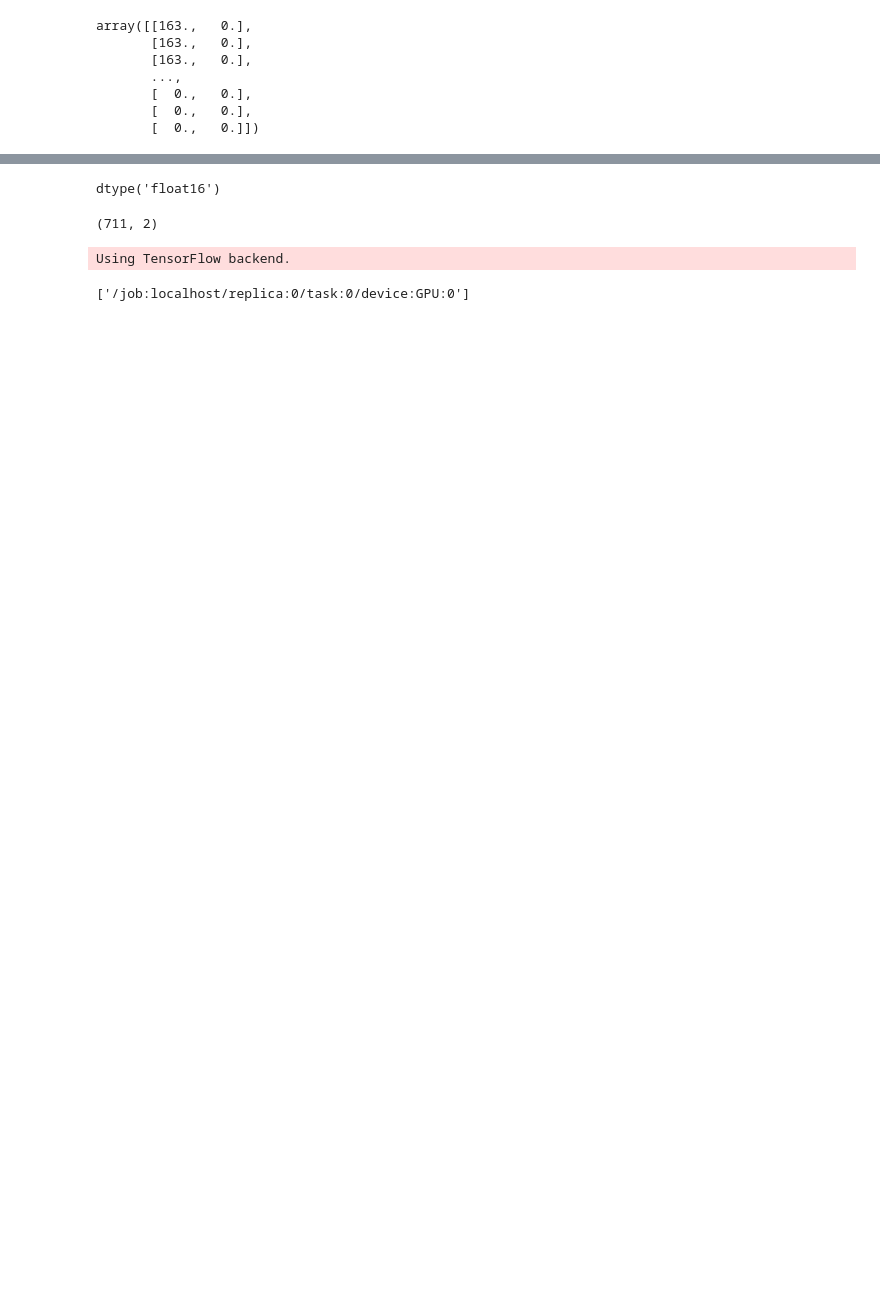
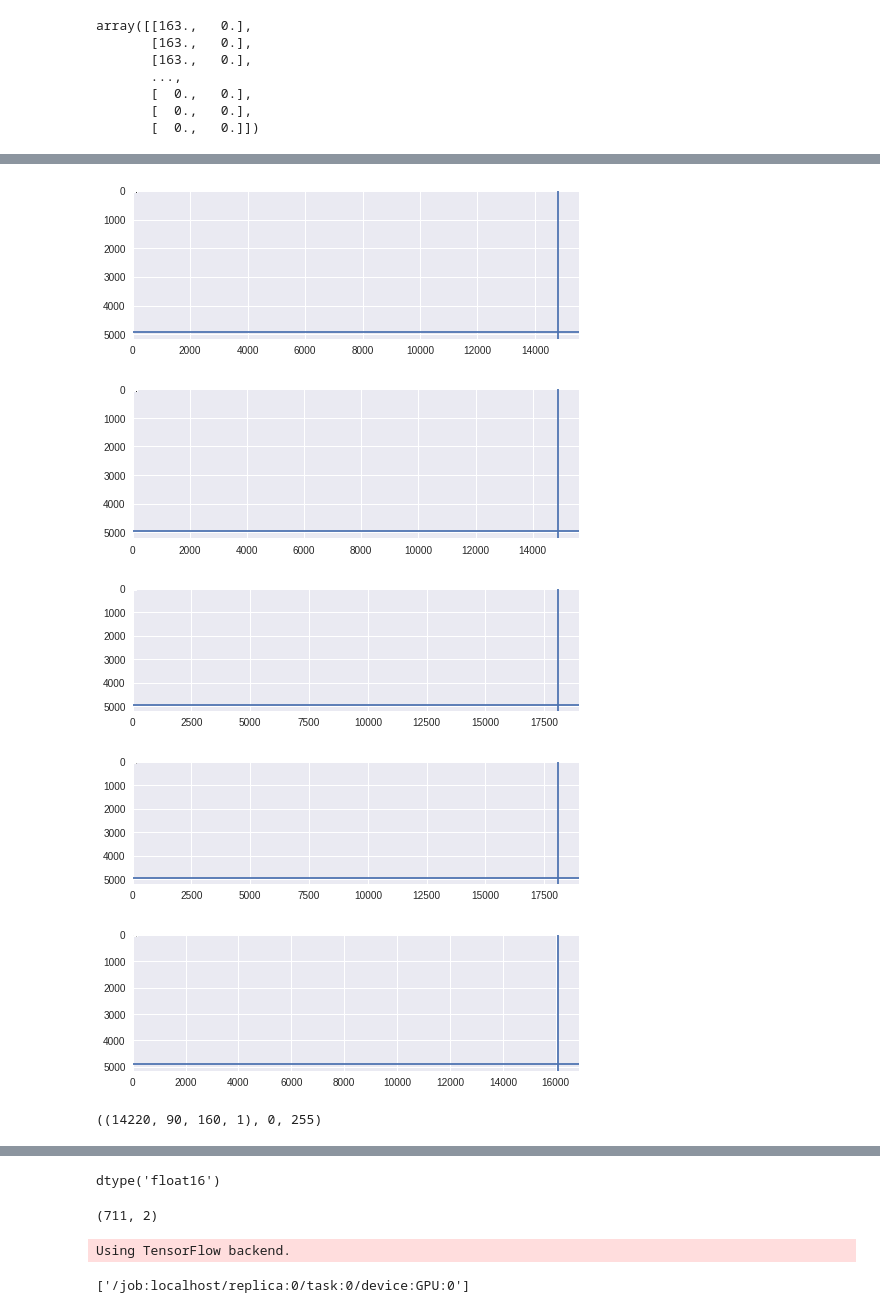
Before and after one commit to ZackAkil/optimising-basketball, a Jupyter notebook: shot prediction/where_did_i_shoot_from.ipynb, the cells around one changed output, grey strips where cells are left out. Drawn from its saved outputs; the diff is of its cells as text; code cells hidden in the pictures; blank space fills up the shorter version.

```diff
--- a/shot prediction/where_did_i_shoot_from.ipynb
+++ b/shot prediction/where_did_i_shoot_from.ipynb
@@ -43,2 +46,5 @@ X_delta = vread('deltas.mp4')[:,:,:,0]
 X = np.expand_dims(X_delta, axis=3)[:7000]
 del(X_delta)
+# %%
+data_shape = X.shape
+data_shape
@@ -75,8 +91,11 @@ y[:,0] = np.array(ys['x'][:7000])
 y[:,1] = np.array(ys['y'][:7000])
 y = y[Valid_y]
 
-# y[:,0] /= 320.
-# y[:,1] /= 180.
+y[:,0] /= 320.
+y[:,1] /= 180.
+
+y[:,0] *= data_shape[2]
+y[:,1] *= data_shape[1]
 # %%
 y
 # %% [output]
@@ -194,8 +280,8 @@ def show_random_frames(X, y):
   for index in random_indexes:
 
     plt.imshow(X[index])
-    plt.axvline(y[index, 0]*320)
-    plt.axhline(y[index, 1]*180)
+    plt.axvline(y[index, 0]*data_shape[2])
+    plt.axhline(y[index, 1]*data_shape[1])
     plt.show()
 # %%
 new_y
@@ -210,3 +313,19 @@ array([[163.,   0.],
+# %%
+temp_y = y.copy()
+temp_y[:,0]
+temp_y[:,1]
+
+show_random_frames(shot_x[:,:,:,0], y)
+# %% [output]
+[figure, added]
+[figure, added]
+[figure, added]
+[figure, added]
+[figure, added]
+# %%
+new_data.shape, new_data.min(), new_data.max()
+# %% [output]
+((14220, 90, 160, 1), 0, 255)
 # %%
 show_random_frames(new_data[:,:,:,0], new_y)
 # %% [output]
```
Also changed, not shown: parts of 54 cells of this notebook.
